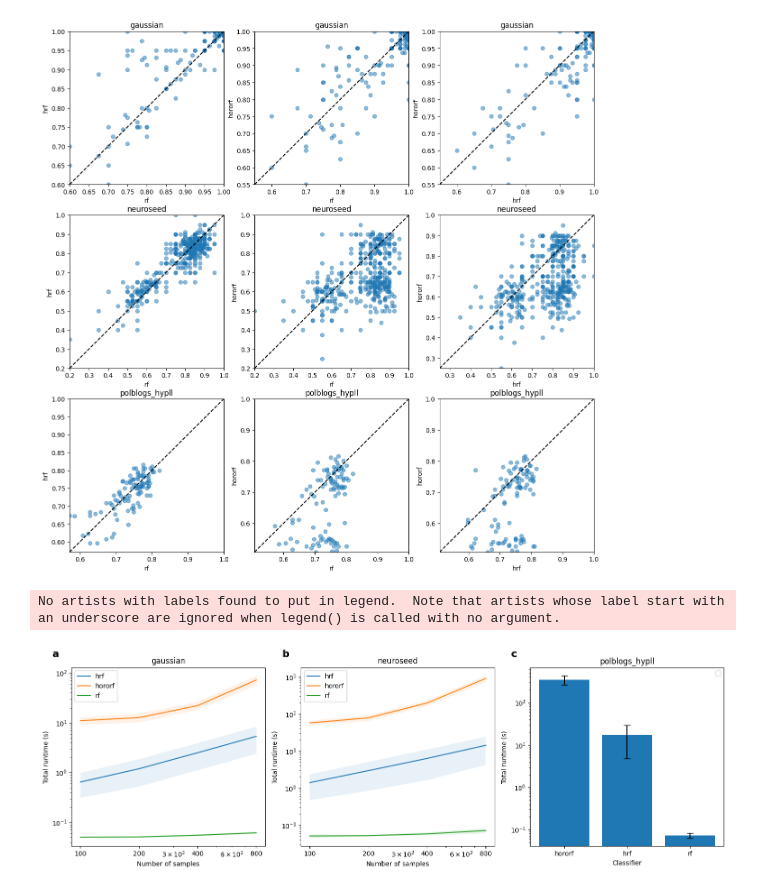
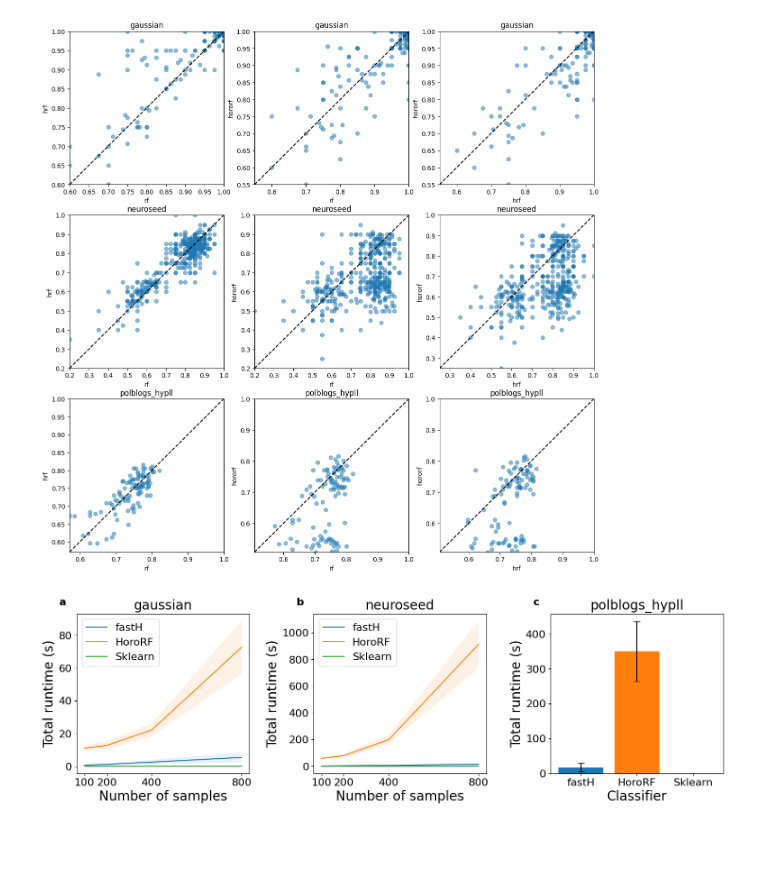
Before and after one commit to pchlenski/hyperdt, a Jupyter notebook: 25_statistical_testing_benchmarks.ipynb, the cells around one changed output. Cells and saved outputs as stored; diff of their text form; code cells hidden in the pictures; blank space fills up the shorter version.

```diff
--- a/25_statistical_testing_benchmarks.ipynb
+++ b/25_statistical_testing_benchmarks.ipynb
@@ -222,6 +230,16 @@ times = pd.read_table("data/processed/hororf_benchmarks/md3_n12_times.tsv", inde
 
 datasets = times["dataset"].unique()
 clfs = times["clf"].unique()
+
+clf_names = {"rf": "Sklearn", "hrf": "fastH", "hororf": "HoroRF"}
+
+# Set font sizes
+plt.rcParams.update({"font.size": 20})
+plt.rc("axes", titlesize=20)
+plt.rc("axes", labelsize=20)
+plt.rc("xtick", labelsize=16)
+plt.rc("ytick", labelsize=16)
+plt.rc("legend", fontsize=16)
 
 fig, axs = plt.subplots(1, len(datasets), figsize=(15, 5))
 
@@ -231,38 +249,40 @@ for dataset, ax in zip(datasets, axs):
         for clf in clfs:
             to_plot = data_filtered[data_filtered["clf"] == clf]
             means = to_plot.groupby("n_samples")["time"].mean()
             stds = to_plot.groupby("n_samples")["time"].std()
             ci_upper = means + stds
             ci_lower = means - stds
-            ax.plot(means.index, means, label=clf)
+            ax.plot(means.index, means, label=clf_names[clf])
             ax.fill_between(means.index, ci_lower, ci_upper, alpha=0.1)
-            ax.set_xscale("log")
-            ax.set_xticks([100, 200, 400, 800], ["100", "200", "400", "800"])
+            # ax.set_xscale("log")
+            ax.set_xticks([100, 200, 400, 800])
+            ax.set_xticklabels([100, 200, 400, 800])
+            ax.minorticks_off()
         ax.set_xlabel("Number of samples")
+        ax.legend(loc="upper left")
 
     else:
         to_plot = data_filtered.groupby("clf")["time"]
-        ax.bar(to_plot.groups.keys(), to_plot.mean(), yerr=to_plot.std(), capsize=5)
+        for clf in clfs:
+            ax.bar(clf_names[clf], to_plot.mean()[clf], yerr=to_plot.std()[clf], capsize=5)
         ax.set_xlabel("Classifier")
 
     # Add labels
     ax.set_title(dataset)
     ax.set_ylabel("Total runtime (s)")
-    ax.set_yscale("log")
-    ax.legend()
+    # ax.set_yscale("log")
 
     # Label subfigures
     ax.text(
         -0.1,
         1.1,
         chr(ord("a") + list(datasets).index(dataset)),
         transform=ax.transAxes,
         fontsize=16,
         fontweight="bold",
         va="top",
     )
 
 fig.tight_layout()
 # %% [output]
-No artists with labels found to put in legend.  Note that artists whose label start with an underscore are ignored when legend() is called with no argument.
-[figure, old version]
+[figure, new version]
```
Also changed, not shown: parts of 3 cells of this notebook, 6 other files.
